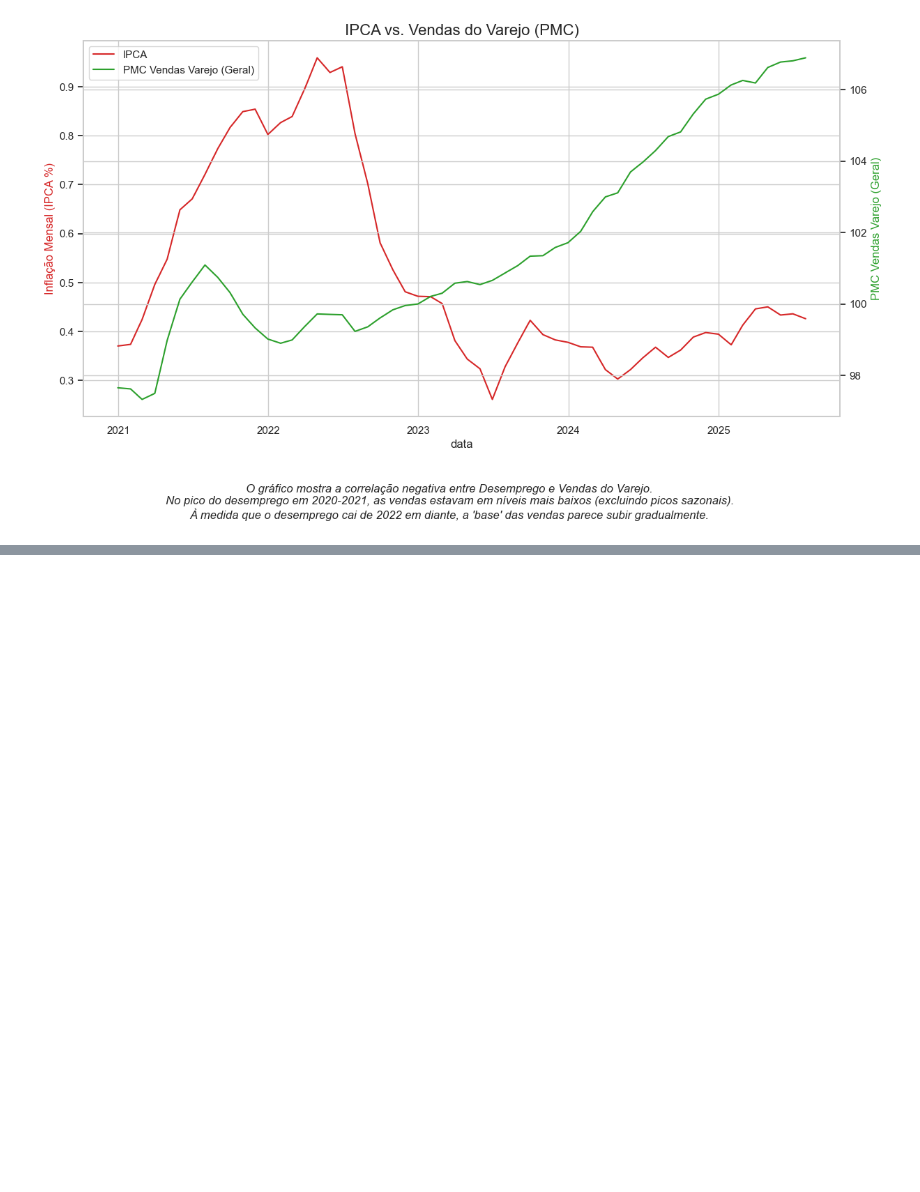
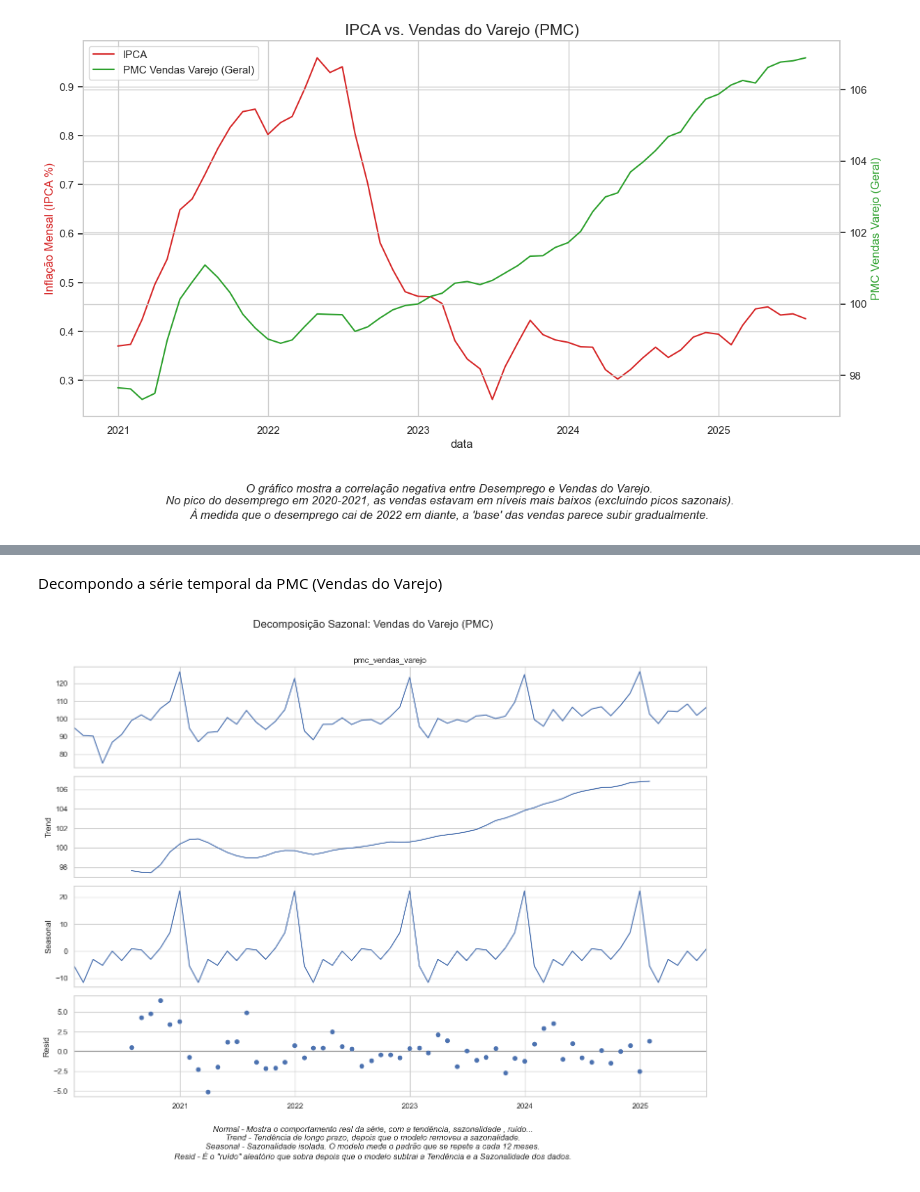
Before and after one commit to ThiagoPBorges/E-commerce-Macroeconomia-BR, a Jupyter notebook: notebooks_/03_exploratory_data_analysis.ipynb, the cells around one changed output, grey strips where cells are left out. Cells and saved outputs as stored; diff of their text form; code cells hidden in the pictures; blank space fills up the shorter version.

```diff
--- a/notebooks_/03_exploratory_data_analysis.ipynb
+++ b/notebooks_/03_exploratory_data_analysis.ipynb
@@ -435,0 +492,30 @@ Text(0.5, -0.1, "O gráfico mostra a correlação negativa entre Desemprego e Ve
+# %% [markdown]
+Decompondo a série temporal da PMC (Vendas do Varejo)
+# %%
+# 'model='additive'' -> Assume que Sazonalidade + Tendência + Resíduo = Valor Original
+decomposicao_pmc = seasonal_decompose(df['pmc_vendas_varejo'], model='additive', period=12)
+
+# Plotar os resultados da decomposição
+fig = decomposicao_pmc.plot()
+fig.set_size_inches(14, 10)
+plt.suptitle("Decomposição Sazonal: Vendas do Varejo (PMC)", y=1.02, fontsize=16)
+plt.tight_layout()
+
+conclusão_sazonal_pmc = (
+    'Normal - Mostra o comportamento real da série, com a tendência, sazonalidade , ruído...\n'
+    'Trend - Tendência de longo prazo, depois que o modelo removeu a sazonalidade.\n'
+    'Seasonal - Sazonalidade isolada. O modelo mede o padrão que se repete a cada 12 meses.\n'
+    'Resid - É o "ruído" aleatório que sobra depois que o modelo subtrai a Tendência e a Sazonalidade dos dados.\n'
+)
+
+fig.text(
+        0.5,
+        -0.1,
+        conclusão_sazonal_pmc,
+        ha='center',
+        style='italic'
+)
+
+plt.show()
+# %% [output]
+[figure, added]
```
Also changed, not shown: parts of 8 cells of this notebook, 2 other files.
